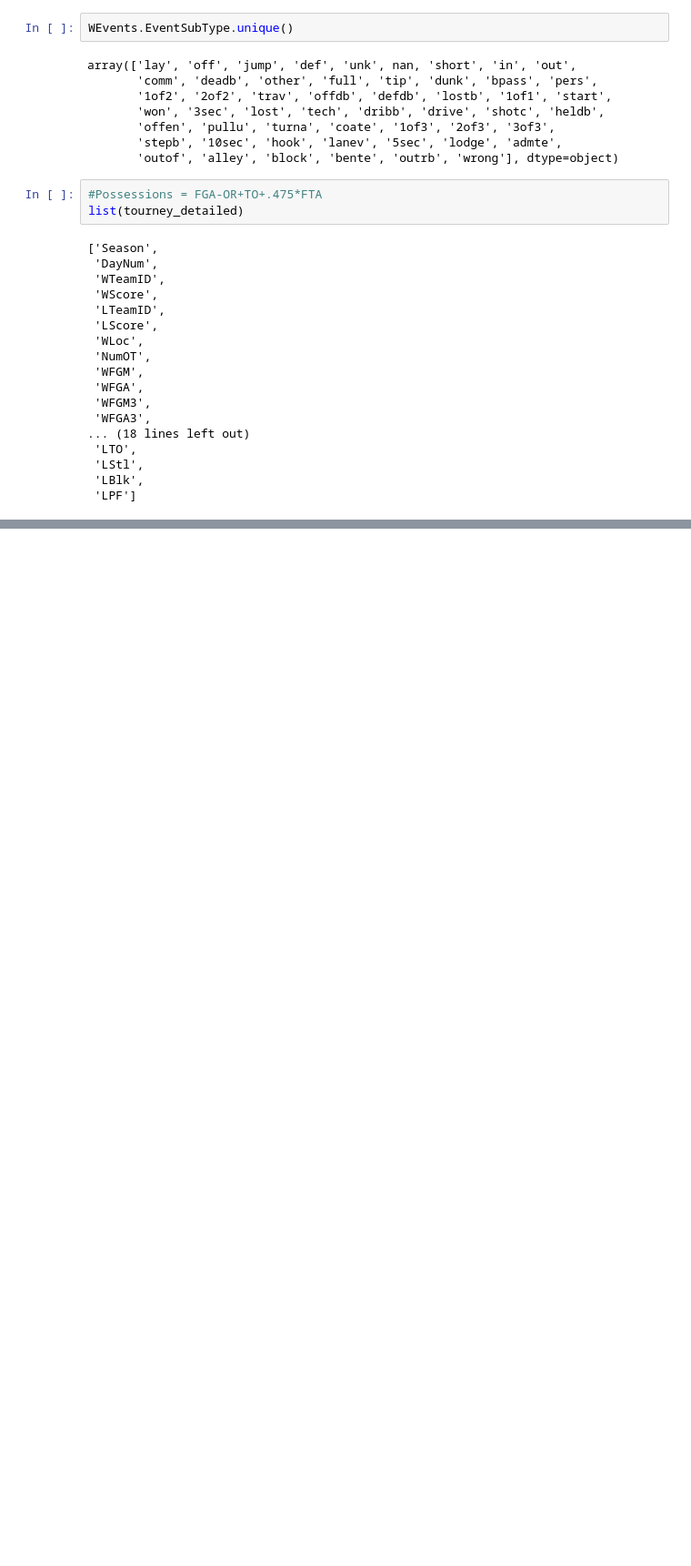
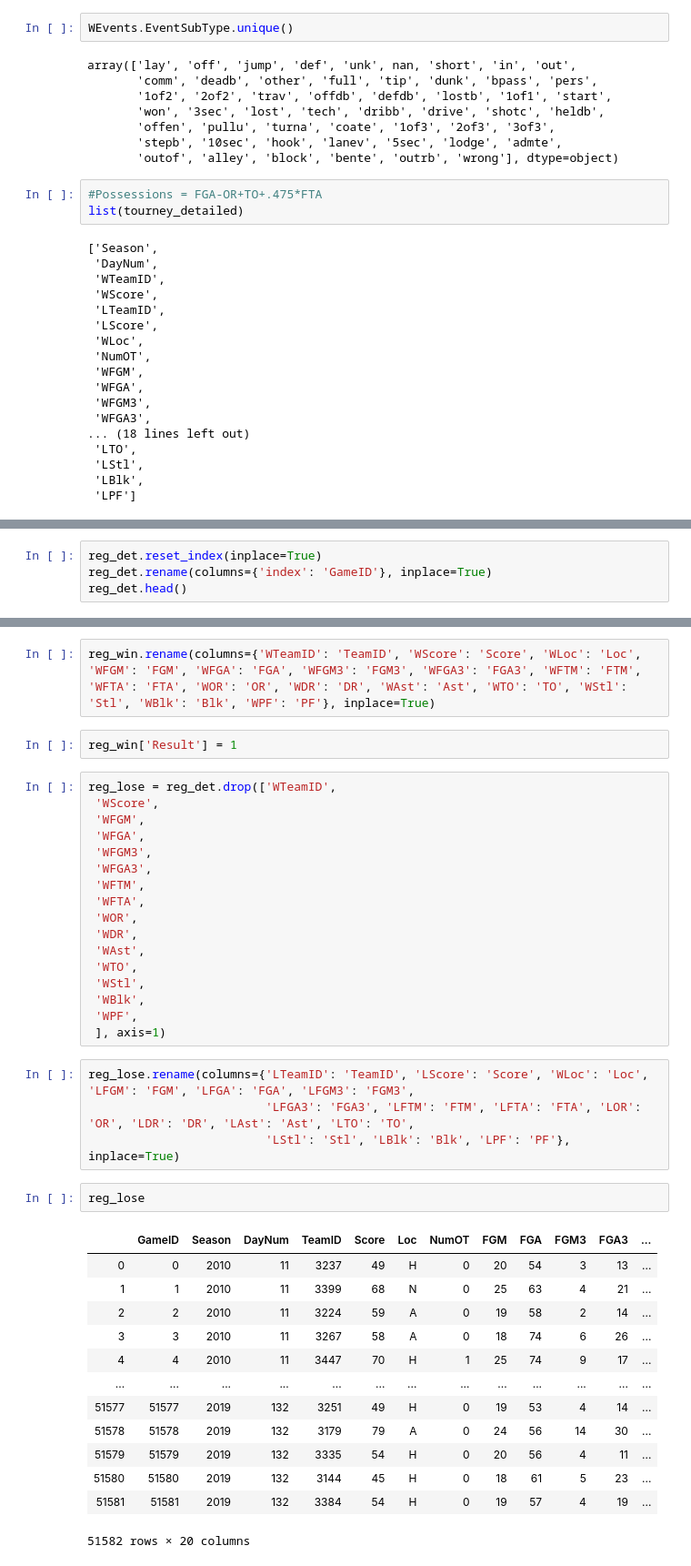
Before and after one commit to jonathanpiech/ncaaw-predictions, a Jupyter notebook: Explore.ipynb, the cells around one changed output, grey strips where cells are left out. Shown: that part at 91% size. Cells and saved outputs as stored; diff of their text form; blank space fills up the shorter version.

```diff
--- a/Explore.ipynb
+++ b/Explore.ipynb
@@ -164,0 +191,4 @@ reg_det.head()
+# %%
+reg_det.reset_index(inplace=True)
+reg_det.rename(columns={'index': 'GameID'}, inplace=True)
+reg_det.head()
@@ -164,0 +219,41 @@ reg_det.head()
+# %%
+reg_win.rename(columns={'WTeamID': 'TeamID', 'WScore': 'Score', 'WLoc': 'Loc', 'WFGM': 'FGM', 'WFGA': 'FGA', 'WFGM3': 'FGM3', 'WFGA3': 'FGA3', 'WFTM': 'FTM', 'WFTA': 'FTA', 'WOR': 'OR', 'WDR': 'DR', 'WAst': 'Ast', 'WTO': 'TO', 'WStl': 'Stl', 'WBlk': 'Blk', 'WPF': 'PF'}, inplace=True)
+# %%
+reg_win['Result'] = 1
+# %%
+reg_lose = reg_det.drop(['WTeamID',
+ 'WScore',
+ 'WFGM',
+ 'WFGA',
+ 'WFGM3',
+ 'WFGA3',
+ 'WFTM',
+ 'WFTA',
+ 'WOR',
+ 'WDR',
+ 'WAst',
+ 'WTO',
+ 'WStl',
+ 'WBlk',
+ 'WPF',
+ ], axis=1)
+# %%
+reg_lose.rename(columns={'LTeamID': 'TeamID', 'LScore': 'Score', 'WLoc': 'Loc', 'LFGM': 'FGM', 'LFGA': 'FGA', 'LFGM3': 'FGM3',
+                         'LFGA3': 'FGA3', 'LFTM': 'FTM', 'LFTA': 'FTA', 'LOR': 'OR', 'LDR': 'DR', 'LAst': 'Ast', 'LTO': 'TO',
+                         'LStl': 'Stl', 'LBlk': 'Blk', 'LPF': 'PF'}, inplace=True)
+# %%
+reg_lose
+# %% [output]
+|  | GameID | Season | DayNum | TeamID | Score | Loc | NumOT | FGM | FGA | FGM3 | FGA3 | ... |
+| 0 | 0 | 2010 | 11 | 3237 | 49 | H | 0 | 20 | 54 | 3 | 13 | ... |
+| 1 | 1 | 2010 | 11 | 3399 | 68 | N | 0 | 25 | 63 | 4 | 21 | ... |
+| 2 | 2 | 2010 | 11 | 3224 | 59 | A | 0 | 19 | 58 | 2 | 14 | ... |
+| 3 | 3 | 2010 | 11 | 3267 | 58 | A | 0 | 18 | 74 | 6 | 26 | ... |
+| 4 | 4 | 2010 | 11 | 3447 | 70 | H | 1 | 25 | 74 | 9 | 17 | ... |
+| ... | ... | ... | ... | ... | ... | ... | ... | ... | ... | ... | ... | ... |
+| 51577 | 51577 | 2019 | 132 | 3251 | 49 | H | 0 | 19 | 53 | 4 | 14 | ... |
+| 51578 | 51578 | 2019 | 132 | 3179 | 79 | A | 0 | 24 | 56 | 14 | 30 | ... |
+| 51579 | 51579 | 2019 | 132 | 3335 | 54 | H | 0 | 20 | 56 | 4 | 11 | ... |
+| 51580 | 51580 | 2019 | 132 | 3144 | 45 | H | 0 | 18 | 61 | 5 | 23 | ... |
+| 51581 | 51581 | 2019 | 132 | 3384 | 54 | H | 0 | 19 | 57 | 4 | 19 | ... |
+51582 rows × 20 columns
```
Also changed, not shown: parts of 11 cells of this notebook, 1 other file.
